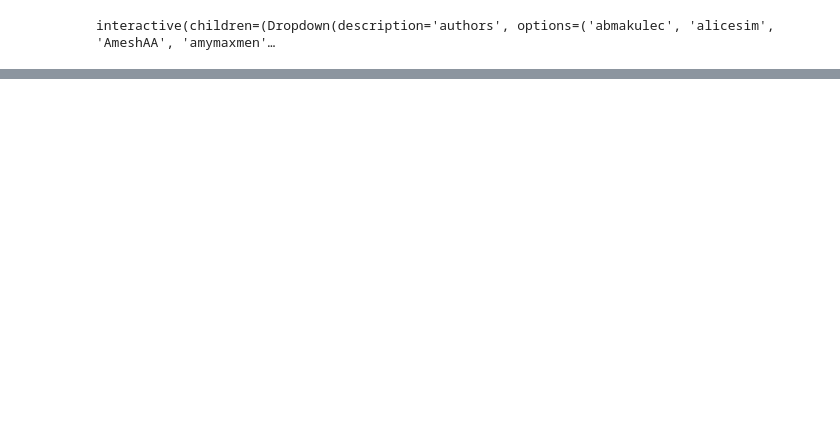
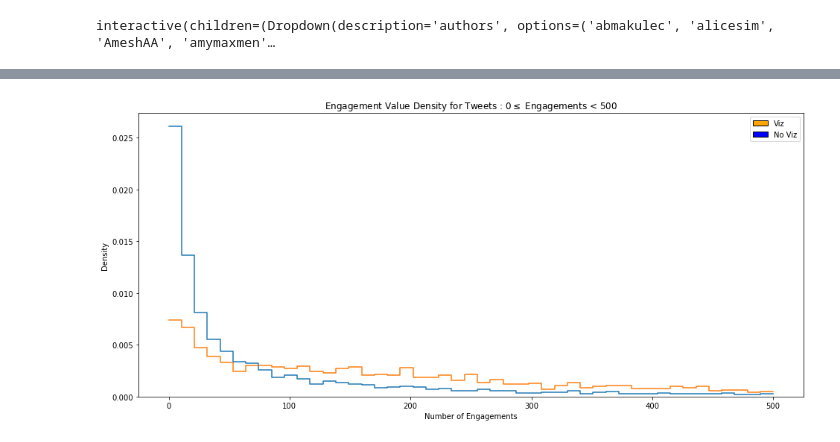
Before and after one commit to kasumbarobert/cse557a-research-project, a Jupyter notebook: dashboard_and_viz_tests_main.ipynb, the cells around one changed output, grey strips where cells are left out. Saved outputs shown, nothing was run; the diff lists cells and outputs as text; code cells hidden in the pictures; blank space fills up the shorter version.

```diff
--- a/dashboard_and_viz_tests_main.ipynb
+++ b/dashboard_and_viz_tests_main.ipynb
@@ -327,0 +400,21 @@ interactive(children=(Dropdown(description='authors', options=('abmakulec', 'ali
+# %%
+# Build the bins by user pref
+bins = buildBins(min = 1, spacing = 50, numbins = 30)
+
+colors = ["orange", "blue"]
+handles = [Rectangle((0, 0), 1, 1, color=c, ec="k") for c in colors]
+labels = ["Viz", "No Viz"]
+# %%
+brs = {"Low": (0,500), "Middle": (200,1500), "High": (5000, 30000)}
+binrange = brs["Low"]
+hp = seaborn.histplot(data,element="step",binrange=binrange,stat='density', common_norm=False, fill=False)
+
+#hp = plt.hist(data, density = True, binrange=(100,1500))
+plt.legend(handles, labels)
+plt.xlabel("Number of Engagements")
+#plt.xticks(np.arange(100, 1400, 200))
+plt.title(r"Engagement Value Density for Tweets : $" +str(binrange[0])+"\leq$ Engagements < "+str(binrange[1]))
+#plt.title(r'$\alpha\leq\beta$')
+plt.show(hp)
+# %% [output]
+[figure, added]
```
Also changed, not shown: parts of 28 cells of this notebook, 1 other file.
